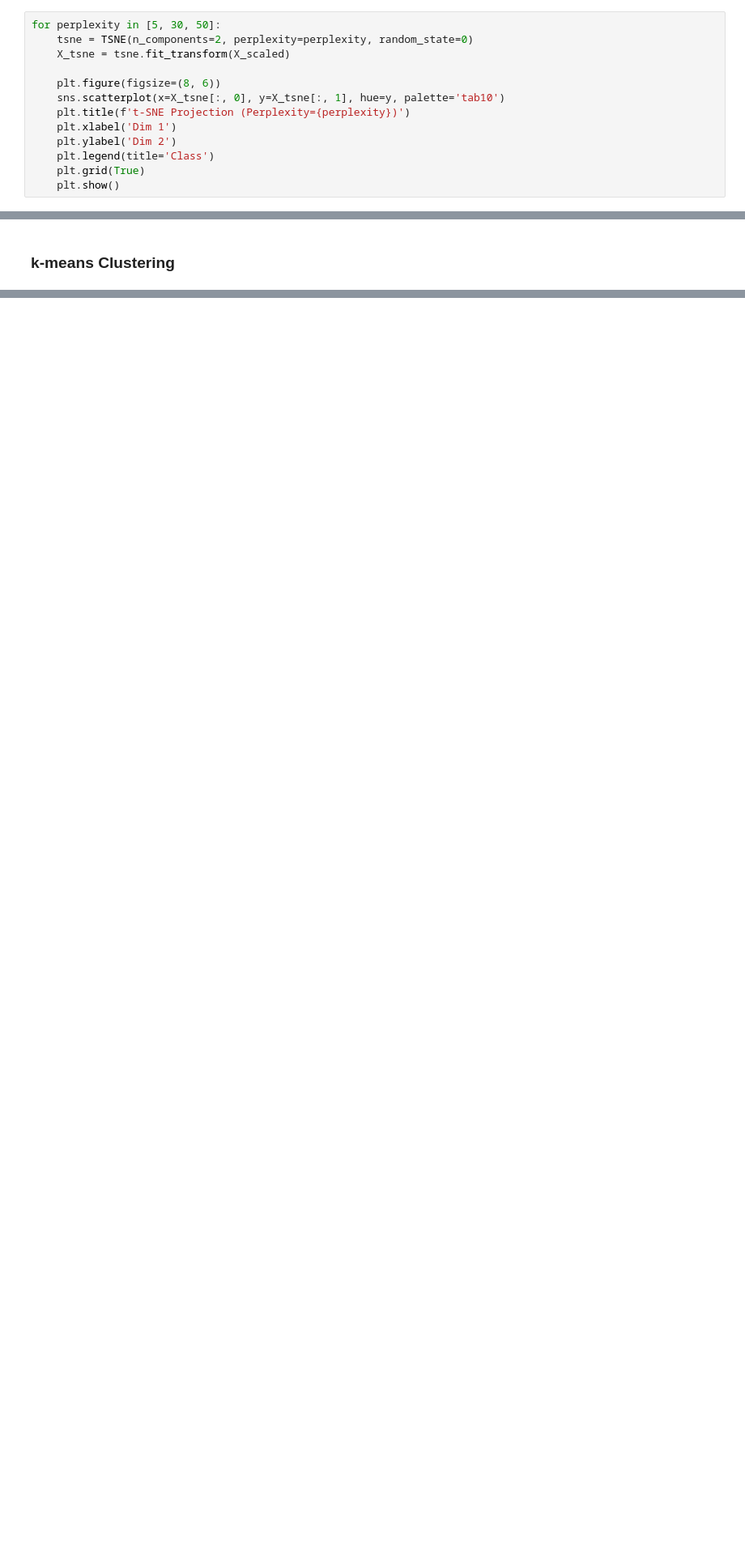
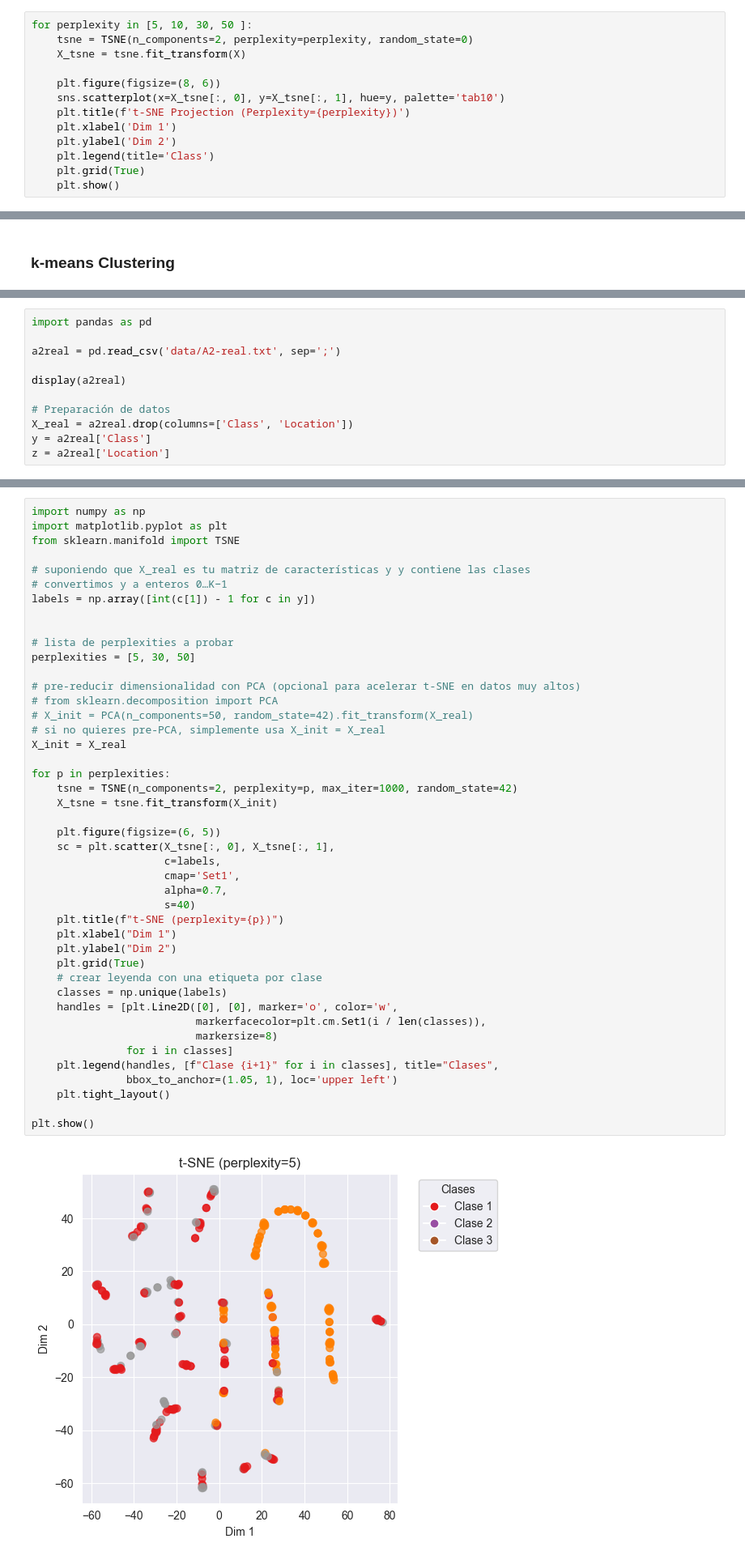
Before and after one commit to Pilouco26/AAMDP1, a Jupyter notebook: p2.ipynb, the cells around one changed output, grey strips where cells are left out. Shown at 81% size. Drawn from its saved outputs; the diff is of its cells as text; blank space fills up the shorter version.

Commit message:
init p2

```diff
--- a/p2.ipynb
+++ b/p2.ipynb
@@ -76,9 +152,9 @@ plt.show()
 # %% [markdown]
 ### t-SNE
 # %%
-for perplexity in [5, 30, 50]:
+for perplexity in [5, 10, 30, 50 ]:
     tsne = TSNE(n_components=2, perplexity=perplexity, random_state=0)
-    X_tsne = tsne.fit_transform(X_scaled)
+    X_tsne = tsne.fit_transform(X)
 
     plt.figure(figsize=(8, 6))
     sns.scatterplot(x=X_tsne[:, 0], y=X_tsne[:, 1], hue=y, palette='tab10')
@@ -126,0 +264,11 @@ Adjusted Rand Index for k=6: 0.223
+# %%
+import pandas as pd
+
+a2real = pd.read_csv('data/A2-real.txt', sep=';')
+
+display(a2real)
+
+# Preparación de datos
+X_real = a2real.drop(columns=['Class', 'Location'])
+y = a2real['Class']
+z = a2real['Location']
@@ -126,0 +342,46 @@ Adjusted Rand Index for k=6: 0.223
+# %%
+import numpy as np
+import matplotlib.pyplot as plt
+from sklearn.manifold import TSNE
+
+# suponiendo que X_real es tu matriz de características y y contiene las clases
+# convertimos y a enteros 0…K−1
+labels = np.array([int(c[1]) - 1 for c in y])
+
+
+# lista de perplexities a probar
+perplexities = [5, 30, 50]
+
+# pre-reducir dimensionalidad con PCA (opcional para acelerar t-SNE en datos muy altos)
+# from sklearn.decomposition import PCA
+# X_init = PCA(n_components=50, random_state=42).fit_transform(X_real)
+# si no quieres pre-PCA, simplemente usa X_init = X_real
+X_init = X_real
+
+for p in perplexities:
+    tsne = TSNE(n_components=2, perplexity=p, max_iter=1000, random_state=42)
+    X_tsne = tsne.fit_transform(X_init)
+
+    plt.figure(figsize=(6, 5))
+    sc = plt.scatter(X_tsne[:, 0], X_tsne[:, 1],
+                     c=labels,
+                     cmap='Set1',
+                     alpha=0.7,
+                     s=40)
+    plt.title(f"t-SNE (perplexity={p})")
+    plt.xlabel("Dim 1")
+    plt.ylabel("Dim 2")
+    plt.grid(True)
+    # crear leyenda con una etiqueta por clase
+    classes = np.unique(labels)
+    handles = [plt.Line2D([0], [0], marker='o', color='w',
+                          markerfacecolor=plt.cm.Set1(i / len(classes)),
+                          markersize=8)
+               for i in classes]
+    plt.legend(handles, [f"Clase {i+1}" for i in classes], title="Clases",
+               bbox_to_anchor=(1.05, 1), loc='upper left')
+    plt.tight_layout()
+
+plt.show()
+# %% [output]
+[figure, added]
```
Also changed, not shown: parts of 16 cells of this notebook, 2 other files.
